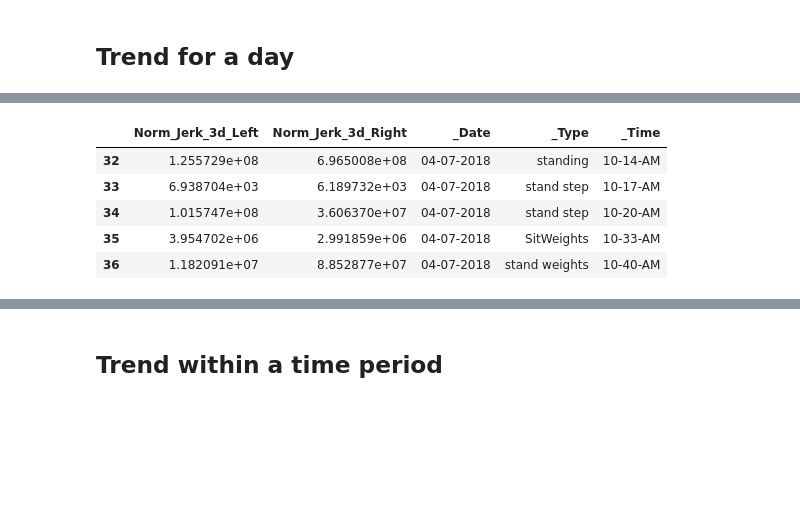
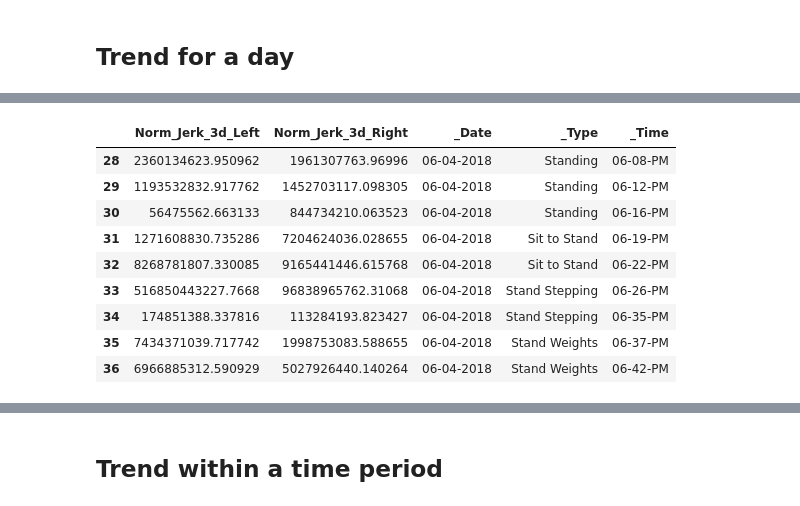
Before and after one commit to MengxuanMa2016/Data_Visualization_Python, a Jupyter notebook: Visualization_of_assessment_outcomes_smoothness.ipynb, the cells around one changed output, grey strips where cells are left out. Saved outputs shown, nothing was run; the diff lists cells and outputs as text; code cells hidden in the pictures; blank space fills up the shorter version.

```diff
--- a/Visualization_of_assessment_outcomes_smoothness.ipynb
+++ b/Visualization_of_assessment_outcomes_smoothness.ipynb
@@ -383,15 +424,19 @@ print(stroke_df._Date.unique())
 # %%
-selected_date = '04-07-2018'
+selected_date = '06-04-2018'
 one_day_df = stroke_df.loc[stroke_df['_Date'] == selected_date]
 one_day_df = one_day_df[[metric_left, metric_right,'_Date','_Type','_Time']]
 display(one_day_df)
 # %% [output]
 |  | Norm_Jerk_3d_Left | Norm_Jerk_3d_Right | _Date | _Type | _Time |
-| 32 | 1.255729e+08 | 6.965008e+08 | 04-07-2018 | standing | 10-14-AM |
-| 33 | 6.938704e+03 | 6.189732e+03 | 04-07-2018 | stand step | 10-17-AM |
-| 34 | 1.015747e+08 | 3.606370e+07 | 04-07-2018 | stand step | 10-20-AM |
-| 35 | 3.954702e+06 | 2.991859e+06 | 04-07-2018 | SitWeights | 10-33-AM |
-| 36 | 1.182091e+07 | 8.852877e+07 | 04-07-2018 | stand weights | 10-40-AM |
+| 28 | 2360134623.950962 | 1961307763.96996 | 06-04-2018 | Standing | 06-08-PM |
+| 29 | 1193532832.917762 | 1452703117.098305 | 06-04-2018 | Standing | 06-12-PM |
+| 30 | 56475562.663133 | 844734210.063523 | 06-04-2018 | Standing | 06-16-PM |
+| 31 | 1271608830.735286 | 7204624036.028655 | 06-04-2018 | Sit to Stand | 06-19-PM |
+| 32 | 8268781807.330085 | 9165441446.615768 | 06-04-2018 | Sit to Stand | 06-22-PM |
+| 33 | 516850443227.7668 | 96838965762.31068 | 06-04-2018 | Stand Stepping | 06-26-PM |
+| 34 | 174851388.337816 | 113284193.823427 | 06-04-2018 | Stand Stepping | 06-35-PM |
+| 35 | 7434371039.717742 | 1998753083.588655 | 06-04-2018 | Stand Weights | 06-37-PM |
+| 36 | 6966885312.590929 | 5027926440.140264 | 06-04-2018 | Stand Weights | 06-42-PM |
 # %%
 one_day_title = metric + ' assessment on ' + selected_date
 one_day_display_df = overtime_analysis(one_day_df, metric_left,metric_right, one_day_title, baseline_dataframe=health_df)
```
Also changed, not shown: parts of 24 cells of this notebook.
